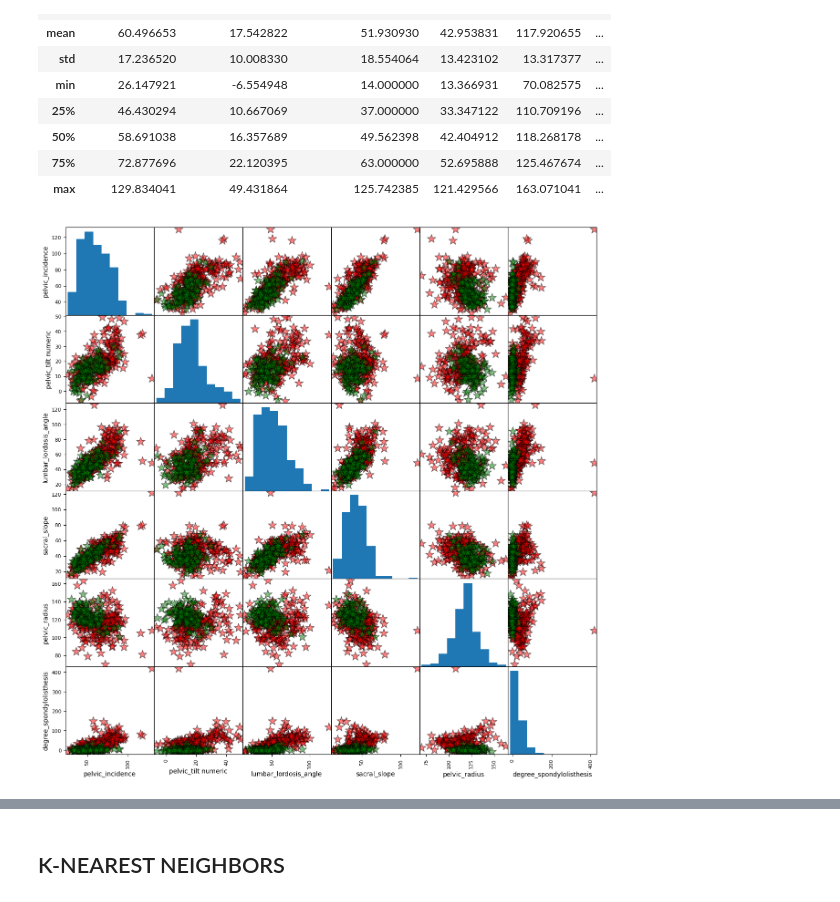
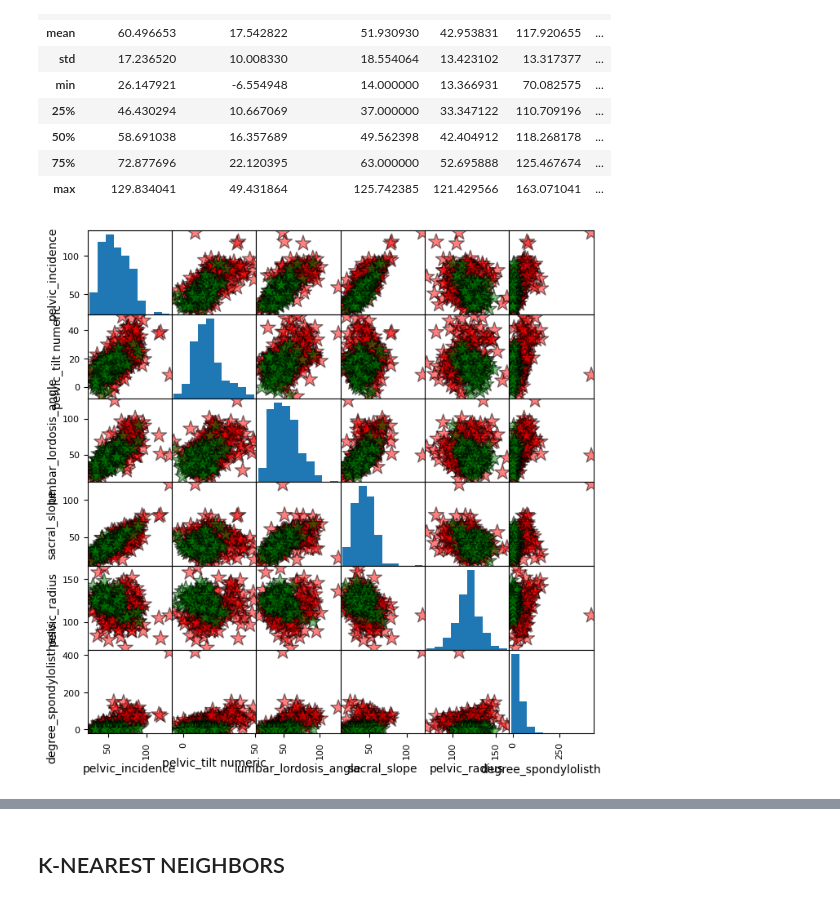
Before and after one commit to burcuuluag/python_projects, a Jupyter notebook: ml_projects/biomedical/main.ipynb, the cells around one changed output, grey strips where cells are left out. Saved outputs shown, nothing was run; the diff lists cells and outputs as text; code cells hidden in the pictures.

```diff
--- a/ml_projects/biomedical/main.ipynb
+++ b/ml_projects/biomedical/main.ipynb
@@ -50,13 +49,13 @@ data.describe()
 # %%
 color_list = ['red' if i=='Abnormal' else 'green' for i in data.loc[:,'class']]
 pd.plotting.scatter_matrix(data.loc[:, data.columns != 'class'],
                                        c=color_list,
-                                       figsize= [15,15],
+                                       figsize= [8,8],
                                        diagonal='hist',
                                        alpha=0.5,
                                        s = 200,
                                        marker = '*',
                                        edgecolor= "black")
 plt.show()
 # %% [output]
-[figure, old version]
+[figure, new version]
```
Also changed, not shown: parts of 7 cells of this notebook.
